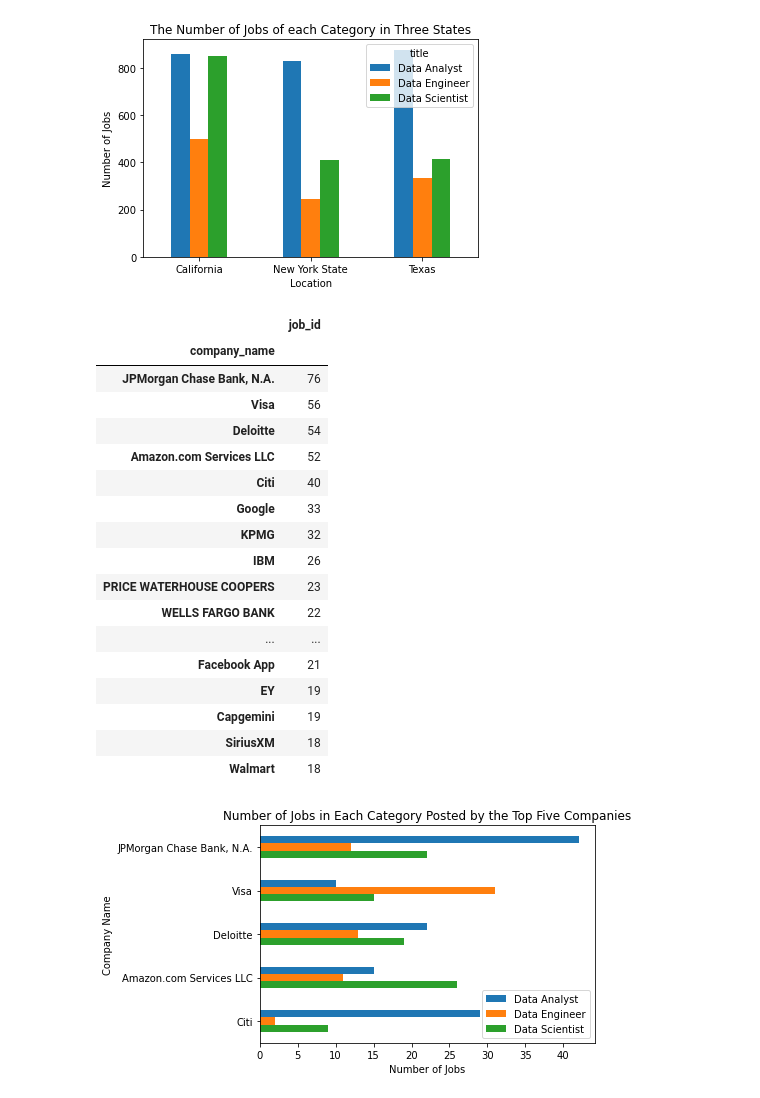
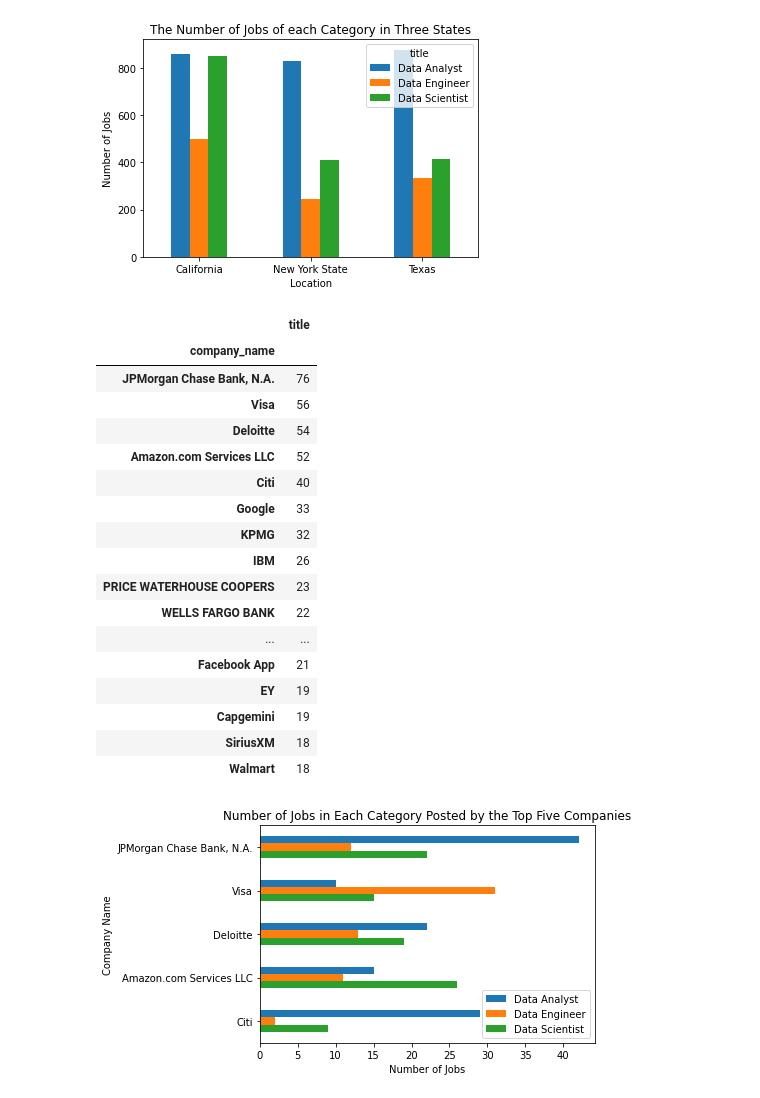
Before and after one commit to Yangxi-Yu/Eco395m-Army-Ants, a Jupyter notebook: code/analysis_figures.ipynb, the cells around one changed output. Drawn from its saved outputs; the diff is of its cells as text; code cells hidden in the pictures.

```diff
--- a/code/analysis_figures.ipynb
+++ b/code/analysis_figures.ipynb
@@ -118,10 +118,10 @@ plt.savefig('../figure/figure2.png', bbox_inches = 'tight', dpi=100)
 # %% [output]
 [figure]
 # %%
-company_top20 = indeed.groupby(['company_name'])['job_id'].count().to_frame().sort_values(['job_id'], ascending=[False]).head(20)
+company_top20 = indeed.groupby(['company_name'])['title'].count().to_frame().sort_values(['title'], ascending=[False]).head(20)
 company_top20
 # %% [output]
-|  | job_id |
+|  | title |
 | company_name |  |
 | JPMorgan Chase Bank, N.A. | 76 |
 | Visa | 56 |
```
Also changed, not shown: parts of 7 cells of this notebook.
